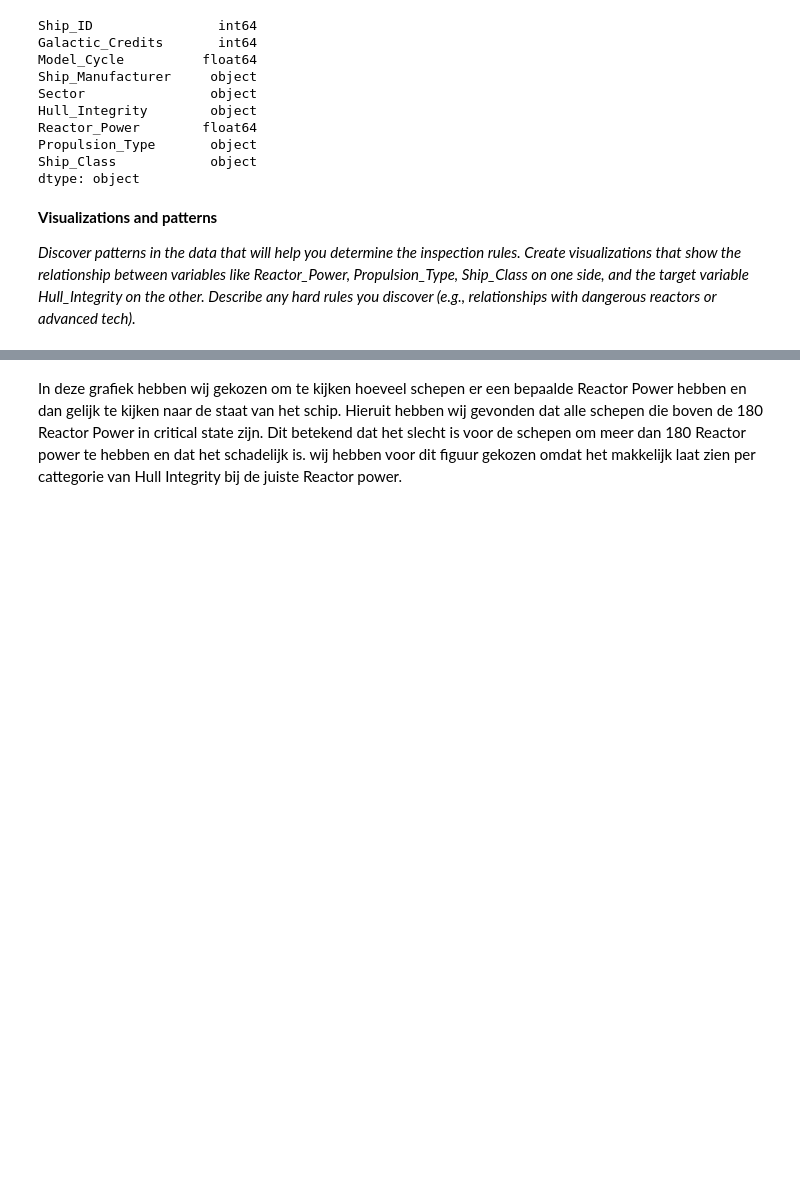
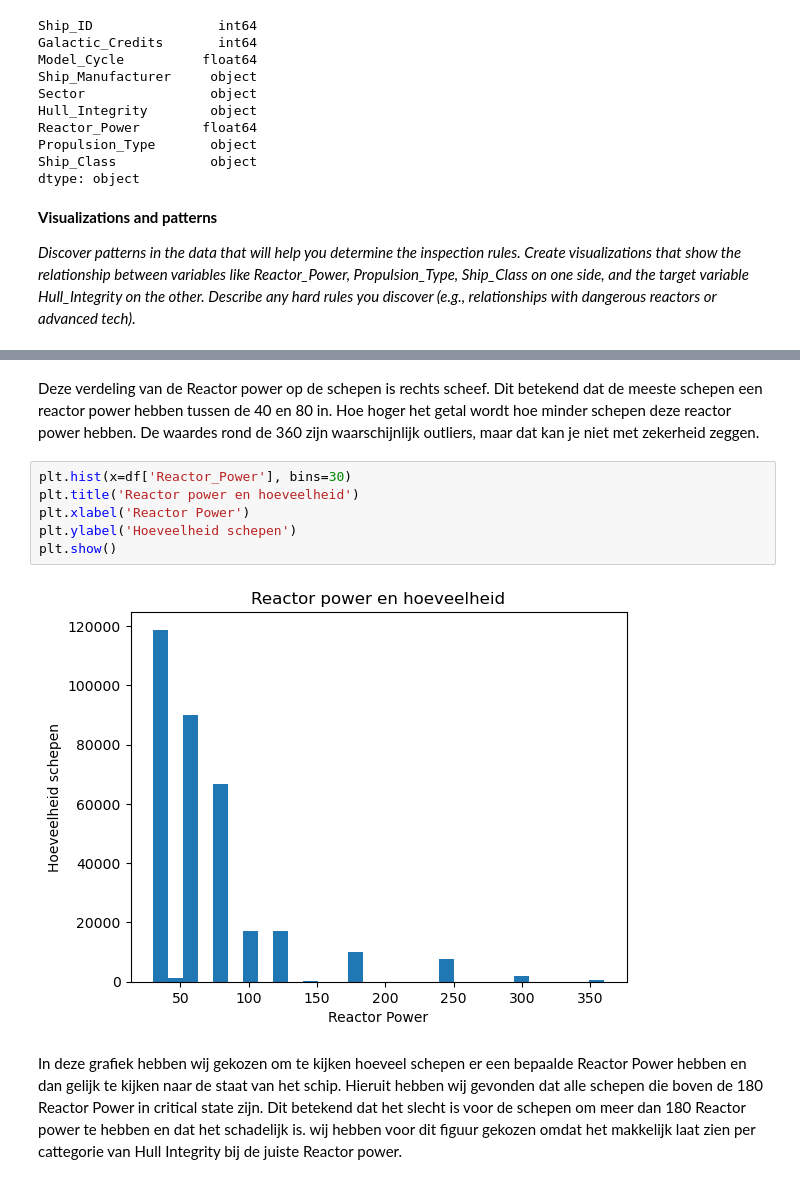
Before and after one commit to Jamie1111/DDD-Databazen-, a Jupyter notebook: assignment_template_it2.ipynb, the cells around one changed output, grey strips where cells are left out. Drawn from its saved outputs; the diff is of its cells as text; blank space fills up the shorter version.

```diff
--- a/assignment_template_it2.ipynb
+++ b/assignment_template_it2.ipynb
@@ -143,3 +162,13 @@ dtype: object
+# %% [markdown]
+Deze verdeling van de Reactor power op de schepen is rechts scheef. Dit betekend dat de meeste schepen een reactor power hebben tussen de 40 en 80 in. Hoe hoger het getal wordt hoe minder schepen deze reactor power hebben. De waardes rond de 360 zijn waarschijnlijk outliers, maar dat kan je niet met zekerheid zeggen.
+# %%
+plt.hist(x=df['Reactor_Power'], bins=30)
+plt.title('Reactor power en hoeveelheid')
+plt.xlabel('Reactor Power')
+plt.ylabel('Hoeveelheid schepen')
+plt.show()
+# %% [output]
+[figure, added]
 # %% [markdown]
 In deze grafiek hebben wij gekozen om te kijken hoeveel schepen er een bepaalde Reactor Power hebben en dan gelijk te kijken naar de staat van het schip. Hieruit hebben wij gevonden dat alle schepen die boven de 180 Reactor Power in critical state zijn. Dit betekend dat het slecht is voor de schepen om meer dan 180 Reactor power te hebben en dat het schadelijk is. wij hebben voor dit figuur gekozen omdat het makkelijk laat zien per cattegorie van Hull Integrity bij de juiste Reactor power.
 # %%
```
Also changed, not shown: parts of 10 cells of this notebook.
